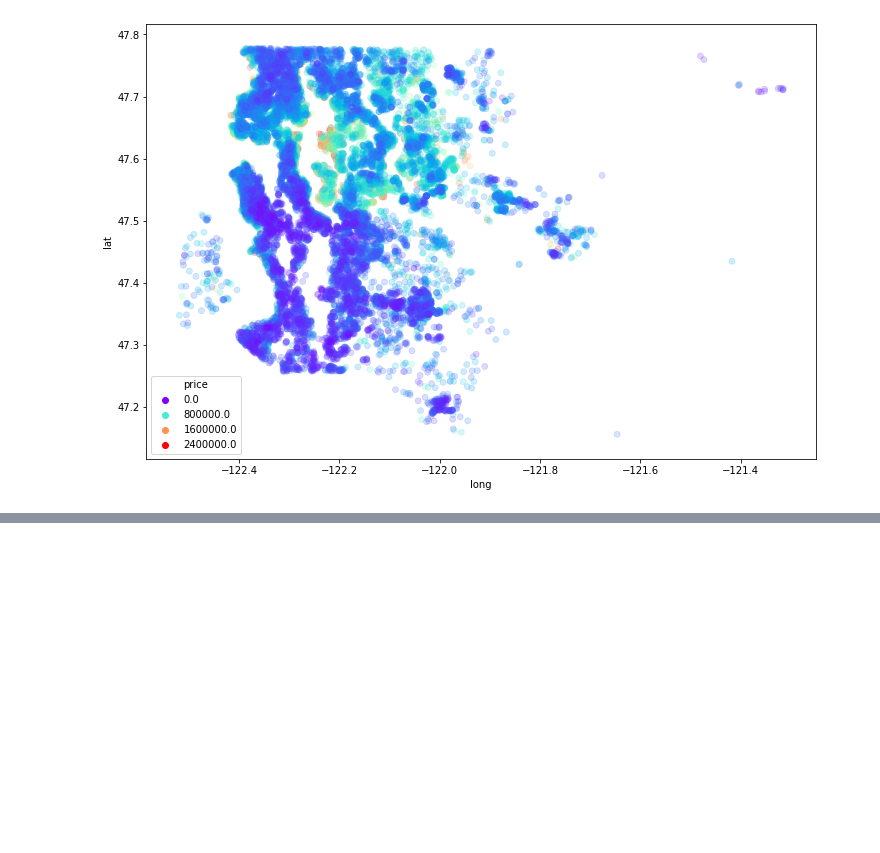
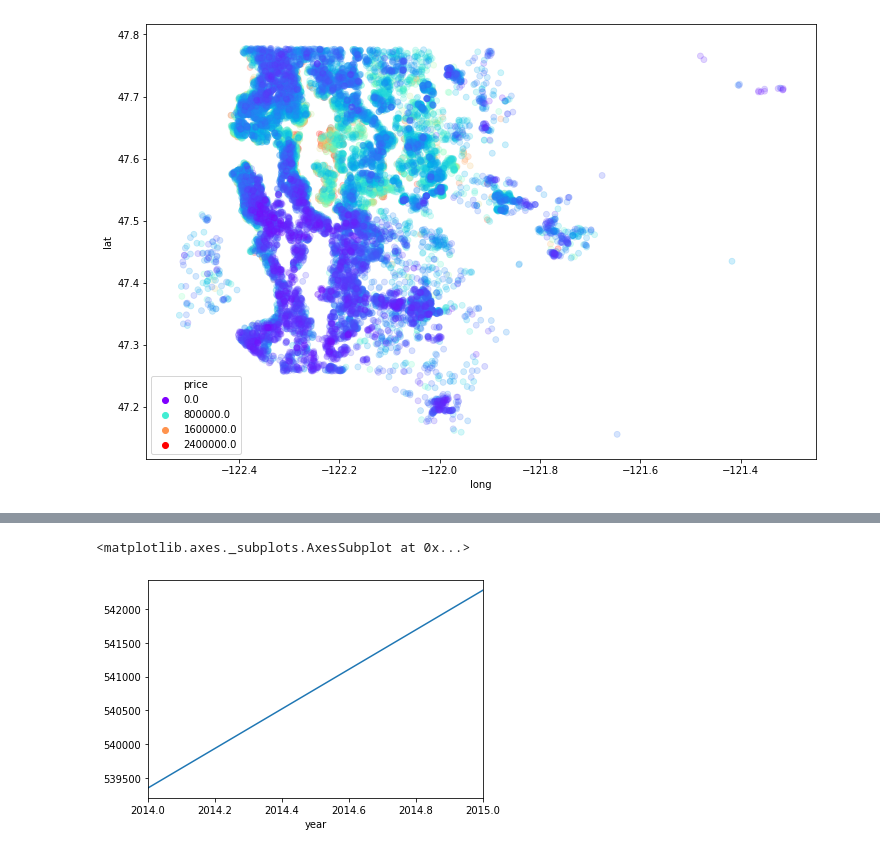
Before and after one commit to jonnohuang/Python-for-Data-Science-and-Machine-Learning-Bootcamp, a Jupyter notebook: TensorFlow_FILES/ANNs/Keras TF2.0 Regression Code Along Exercises.ipynb, the cells around one changed output, grey strips where cells are left out. Saved outputs shown, nothing was run; the diff lists cells and outputs as text; code cells hidden in the pictures; blank space fills up the shorter version.

```diff
--- a/TensorFlow_FILES/ANNs/Keras TF2.0 Regression Code Along Exercises.ipynb
+++ b/TensorFlow_FILES/ANNs/Keras TF2.0 Regression Code Along Exercises.ipynb
@@ -182,0 +257,5 @@ sns.scatterplot(x='long',y='lat',data=non_top_1_perc,
+# %%
+df.groupby('year').mean()['price'].plot()
+# %% [output]
+<matplotlib.axes._subplots.AxesSubplot at 0x...>
+[figure, added]
```
Also changed, not shown: parts of 17 cells of this notebook.
